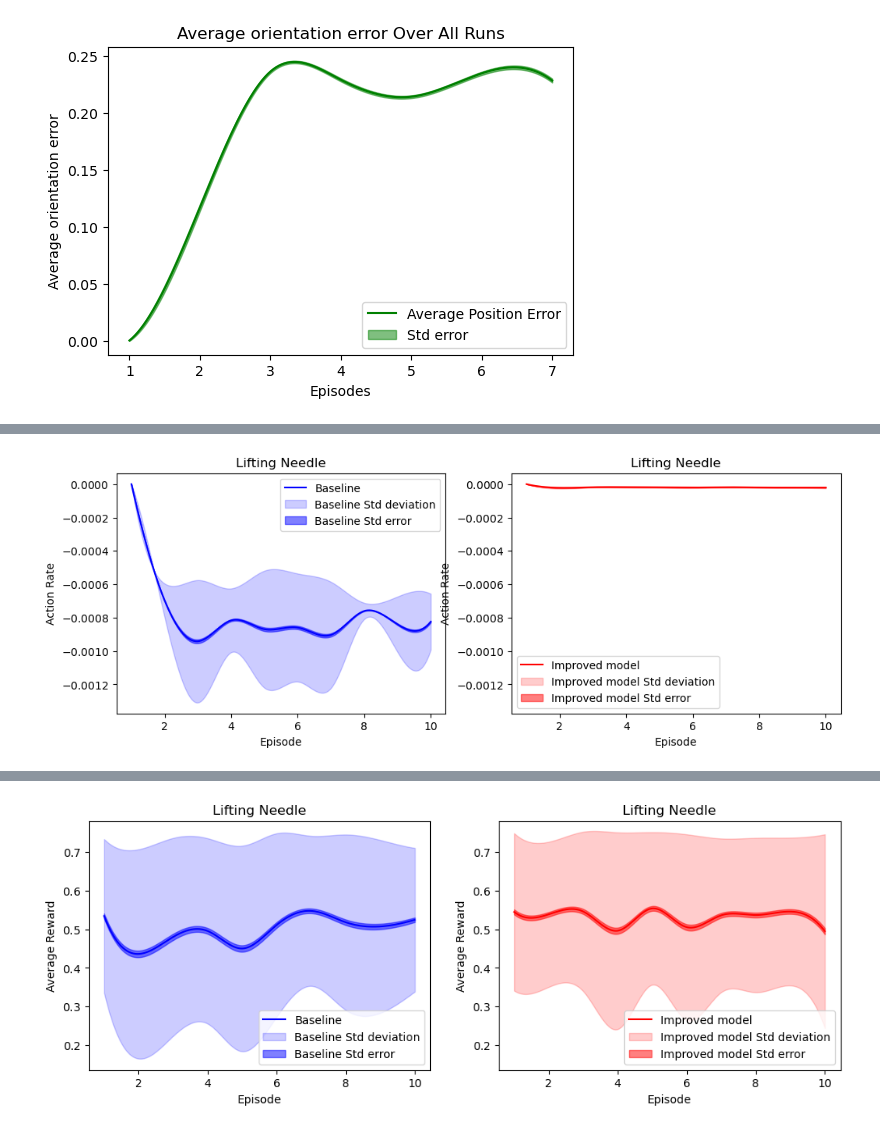
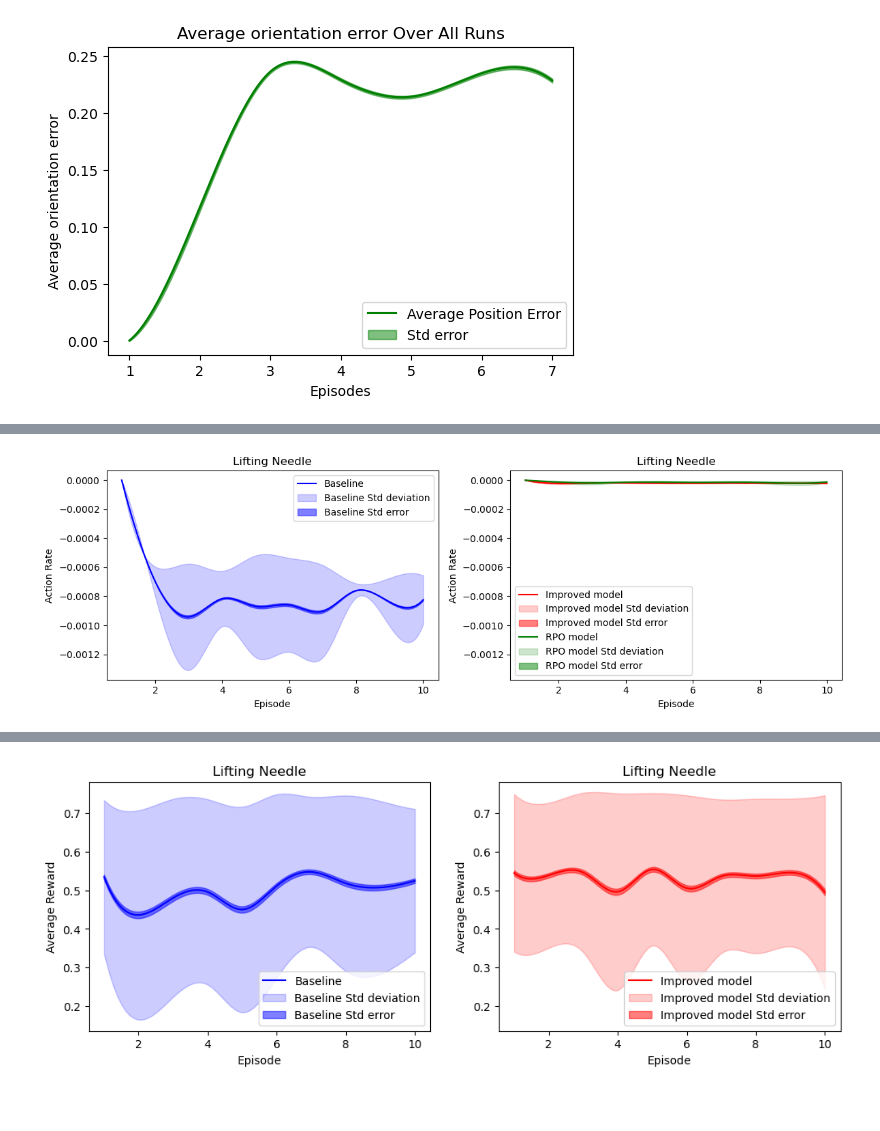
Before and after one commit to marcali/orbit-surgical-marcali, a Jupyter notebook: tables.ipynb, the cells around one changed output, grey strips where cells are left out. Drawn from its saved outputs; the diff is of its cells as text; code cells hidden in the pictures; blank space fills up the shorter version.

Commit message:
adding metrics and graphs

```diff
--- a/tables.ipynb
+++ b/tables.ipynb
@@ -893,6 +901,4 @@ plt.show()
 # %%
-
-#file_path_best = 'data/inference/performance_log_best.csv'  # Change this to your second file path
 import pandas as pd
 import numpy as np
 import matplotlib.pyplot as plt
@@ -902,7 +908,7 @@ from scipy.interpolate import make_interp_spline
 def process_and_plot(file_path, ax, label, color):
     df = pd.read_csv(file_path)
 
-    # Ensure 'Success rate' contains only numeric values
+    # Ensure 'lifting_object' contains only numeric values
     df['lifting_object'] = pd.to_numeric(df['lifting_object'], errors='coerce')
 
     # Group by epoch and calculate mean, std, and standard error
@@ -928,21 +934,24 @@ def process_and_plot(file_path, ax, label, color):
     ax.fill_between(epochs_smooth, mean_smooth - stderr_smooth, mean_smooth + stderr_smooth, color=color, alpha=0.5, label=f'{label} Std error')
     ax.set_xlabel('Epoch')
     ax.set_ylabel('Reward')
-    ax.set_title('Lifting Needle Rward Over All Runs')
+    ax.set_title('Lifting Needle Reward Over All Runs')
     ax.legend(loc='best')
 
 # List of file paths and labels
 datasets = [
     ('data/inference/performance_log_og2.csv', 'Baseline', 'blue'),
-    ('data/inference/performance_log_asym.csv', 'Improved model', 'red')
+    ('data/inference/performance_log_asym.csv', 'Improved model', 'red'),
 ]
 
 # Create subplots
-fig, axs = plt.subplots(1, len(datasets), figsize=(6 * len(datasets), 4))
+fig, axs = plt.subplots(1, 2, figsize=(12, 4))
 
-# Process and plot each dataset
-for i, (file_path, label, color) in enumerate(datasets):
-    process_and_plot(file_path, axs[i], label, color)
+# Process and plot each dataset for the first subplot
+process_and_plot(datasets[0][0], axs[0], datasets[0][1], datasets[0][2])
+
+# Process and plot each dataset for the second subplot
+process_and_plot(datasets[1][0], axs[1], datasets[1][1], datasets[1][2])
+process_and_plot('data/inference/performance_log_rpo.csv', axs[1], 'RPO model', 'green')
 
 # Show the plot
 plt.tight_layout()
@@ -980,27 +989,26 @@ def process_and_plot(file_path, ax, label, color):
     # Ensure 'action_rate' contains only numeric values
     df['action_rate'] = pd.to_numeric(df['action_rate'], errors='coerce')
 
-
     # Group by epoch and calculate mean, std, and standard error
     grouped_clean = df.groupby('Episode')['action_rate'].agg(['mean', 'std'])
     grouped_clean['stderr'] = grouped_clean['std'] / np.sqrt(df['Episode'].value_counts().sort_index())
 
     # Prepare values for plotting
-    epochs = grouped_clean.index.to_numpy()
+    episodes = grouped_clean.index.to_numpy()
     mean = np.nan_to_num(grouped_clean['mean'])
     std = np.nan_to_num(grouped_clean['std'])
     stderr = np.nan_to_num(grouped_clean['stderr'])
 
     # Interpolation for smoother lines
-    epochs_smooth = np.linspace(epochs.min(), epochs.max(), 300)
-    mean_smooth = make_interp_spline(epochs, mean)(epochs_smooth)
-    std_smooth = make_interp_spline(epochs, std)(epochs_smooth)
-    stderr_smooth = make_interp_spline(epochs, stderr)(epochs_smooth)
+    episodes_smooth = np.linspace(episodes.min(), episodes.max(), 300)
+    mean_smooth = make_interp_spline(episodes, mean)(episodes_smooth)
+    std_smooth = make_interp_spline(episodes, std)(episodes_smooth)
+    stderr_smooth = make_interp_spline(episodes, stderr)(episodes_smooth)
 
     # Plot the graph
-    ax.plot(epochs_smooth, mean_smooth, label=label, color=color)
-    ax.fill_between(epochs_smooth, mean_smooth - std_smooth, mean_smooth + std_smooth, color=color, alpha=0.2, label=f'{label} Std deviation')
-    ax.fill_between(epochs_smooth, mean_smooth - stderr_smooth, mean_smooth + stderr_smooth, color=color, alpha=0.5, label=f'{label} Std error')
+    ax.plot(episodes_smooth, mean_smooth, label=label, color=color)
+    ax.fill_between(episodes_smooth, mean_smooth - std_smooth, mean_smooth + std_smooth, color=color, alpha=0.2, label=f'{label} Std deviation')
+    ax.fill_between(episodes_smooth, mean_smooth - stderr_smooth, mean_smooth + stderr_smooth, color=color, alpha=0.5, label=f'{label} Std error')
     ax.set_xlabel('Episode')
     ax.set_ylabel('Action Rate')
     ax.set_title('Lifting Needle')
@@ -1010,18 +1018,36 @@ def process_and_plot(file_path, ax, label, color):
     ax.yaxis.set_major_formatter(ScalarFormatter(useMathText=True))
     ax.ticklabel_format(style='plain', axis='y')
 
-# List of file paths and labels
-datasets = [
-    ('data/inference/performance_log_og2.csv', 'Baseline', 'blue'),
-    ('data/inference/performance_log_asym.csv', 'Improved model', 'red')
+    # Print average action rate
+    avg_action_rate = mean.mean()
+    print(f'Average Action Rate for {label}: {avg_action_rate:.4f}')
+    return avg_action_rate
+
+# List of file paths and labels for the first plot (excluding Improved model and RPO model)
+datasets_first_plot = [
+    ('data/inference/performance_log_og2.csv', 'Baseline', 'blue')
+]
+
+# List of file paths and labels for the second plot (including RPO model)
+datasets_second_plot = [
+    ('data/inference/performance_log_asym.csv', 'Improved model', 'red'),
+    ('data/inference/performance_log_rpo.csv', 'RPO model', 'green')
 ]
 
 # Create subplots
-fig, axs = plt.subplots(1, len(datasets), figsize=(6 * len(datasets), 4))
+fig, axs = plt.subplots(1, 2, figsize=(12, 4))
 
-# Process and plot each dataset
-for i, (file_path, label, color) in enumerate(datasets):
-    process_and_plot(file_path, axs[i], label, color)
+# Process and plot each dataset for the first subplot
+avg_errors_first_plot = []
+for file_path, label, color in datasets_first_plot:
+    avg_error = process_and_plot(file_path, axs[0], label, color)
+    avg_errors_first_plot.append((label, avg_error))
+
+# Process and plot each dataset for the second subplot
+avg_errors_second_plot = []
+for file_path, label, color in datasets_second_plot:
+    avg_error = process_and_plot(file_path, axs[1], label, color)
+    avg_errors_second_plot.append((label, avg_error))
 
 # Ensure the y-axis scale is the same on both graphs
 y_min = min(ax.get_ylim()[0] for ax in axs)
@@ -1029,5 +1055,23 @@ y_max = max(ax.get_ylim()[1] for ax in axs)
 for ax in axs:
     ax.set_ylim(y_min, y_max)
 
+plt.tight_layout()
 plt.show()
+
+# Print differences between metrics
+print("\nDifferences between metrics:")
+for i in range(len(avg_errors_second_plot)):
+    for j in range(i + 1, len(avg_errors_second_plot)):
+        label1, avg1 = avg_errors_second_plot[i]
+        label2, avg2 = avg_errors_second_plot[j]
+        diff = avg1 - avg2
+        print(f'Difference between {label1} and {label2}: {diff:.4f}')
+
+# Calculate and print the difference between Baseline and Improved model
+baseline_avg = avg_errors_first_plot[0][1] if avg_errors_first_plot else None
+improved_avg = next((avg for label, avg in avg_errors_second_plot if label == 'Improved model'), None)
+
+if baseline_avg is not None and improved_avg is not None:
+    diff_baseline_improved = baseline_avg - improved_avg
+    print(f'\nDifference between Baseline and Improved model: {diff_baseline_improved:.4f}')
 # %% [output]
@@ -1034 +1081 @@ plt.show()
-[figure, old version]
+[figure, new version]
```
Also changed, not shown: parts of 6 cells of this notebook, 6 other files.
